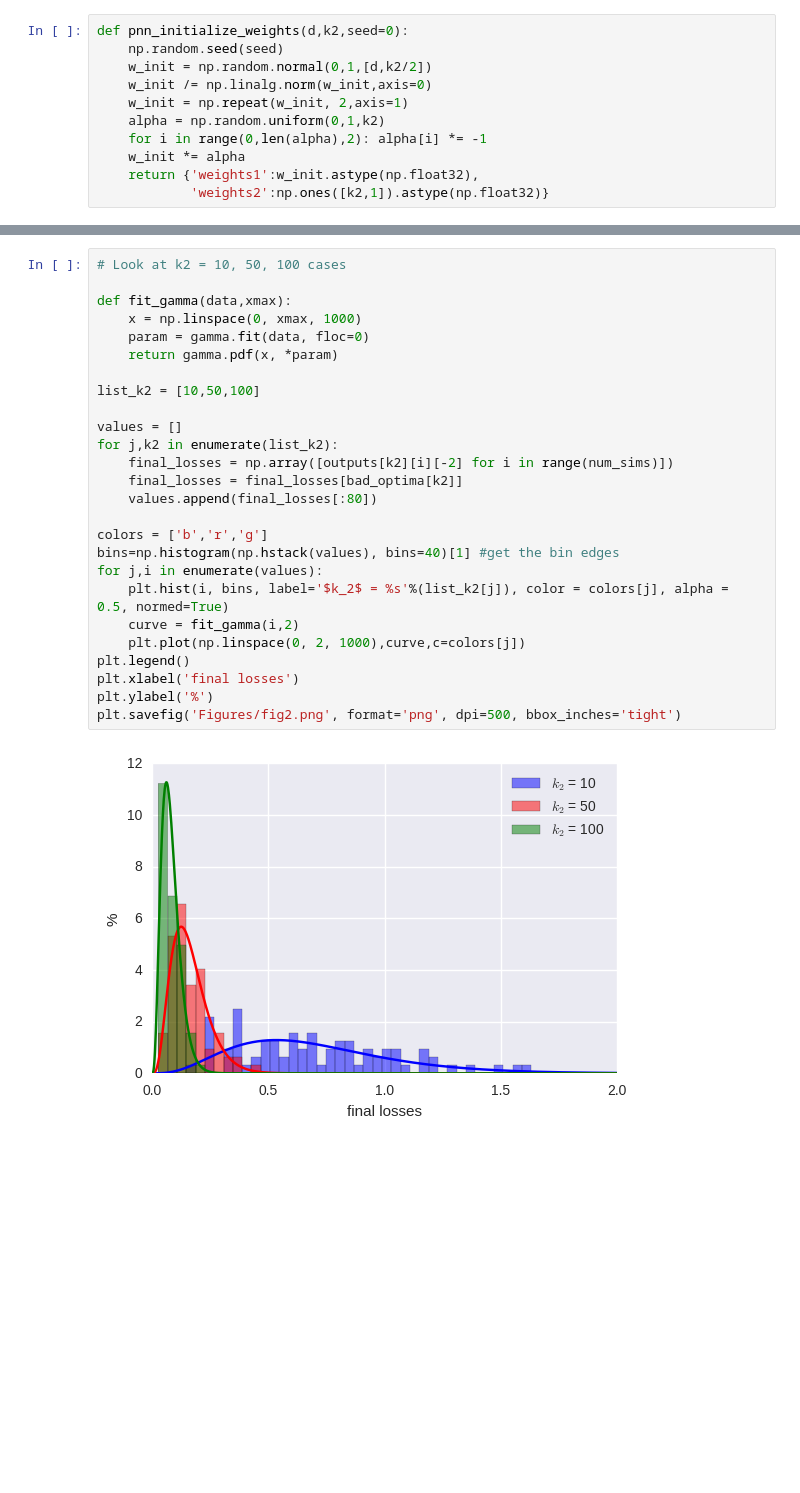
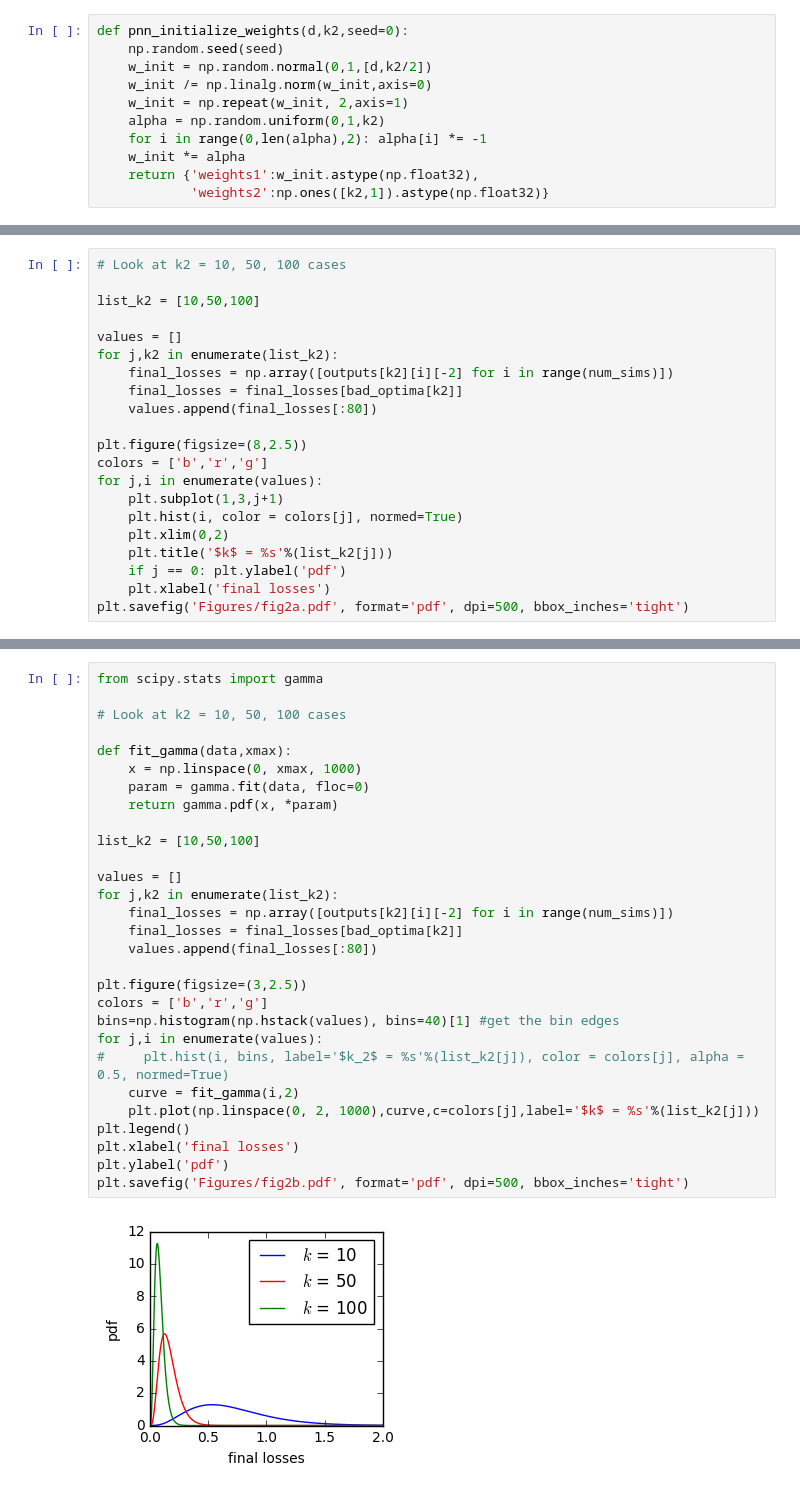
Before and after one commit to jessemzhang/porcupine_neural_networks, a Jupyter notebook: PNN_experiments.ipynb, the cells around one changed output, grey strips where cells are left out. Drawn from its saved outputs; the diff is of its cells as text; blank space fills up the shorter version.

Commit message:
updated figures

```diff
--- a/PNN_experiments.ipynb
+++ b/PNN_experiments.ipynb
@@ -249,0 +250,21 @@ for j,k2 in enumerate(list_k2):
+# %%
+# Look at k2 = 10, 50, 100 cases
+
+list_k2 = [10,50,100]
+
+values = []
+for j,k2 in enumerate(list_k2):
+    final_losses = np.array([outputs[k2][i][-2] for i in range(num_sims)])
+    final_losses = final_losses[bad_optima[k2]]
+    values.append(final_losses[:80])
+
+plt.figure(figsize=(8,2.5))
+colors = ['b','r','g']
+for j,i in enumerate(values):
+    plt.subplot(1,3,j+1)
+    plt.hist(i, color = colors[j], normed=True)
+    plt.xlim(0,2)
+    plt.title('$k$ = %s'%(list_k2[j]))
+    if j == 0: plt.ylabel('pdf')
+    plt.xlabel('final losses')
+plt.savefig('Figures/fig2a.pdf', format='pdf', dpi=500, bbox_inches='tight')
@@ -250,28 +273,31 @@ for j,k2 in enumerate(list_k2):
 # %%
+from scipy.stats import gamma
+
 # Look at k2 = 10, 50, 100 cases
 
 def fit_gamma(data,xmax):
     x = np.linspace(0, xmax, 1000)
     param = gamma.fit(data, floc=0)
     return gamma.pdf(x, *param)
 
 list_k2 = [10,50,100]
 
 values = []
 for j,k2 in enumerate(list_k2):
     final_losses = np.array([outputs[k2][i][-2] for i in range(num_sims)])
     final_losses = final_losses[bad_optima[k2]]
     values.append(final_losses[:80])
 
+plt.figure(figsize=(3,2.5))
 colors = ['b','r','g']
 bins=np.histogram(np.hstack(values), bins=40)[1] #get the bin edges
 for j,i in enumerate(values):
-    plt.hist(i, bins, label='$k_2$ = %s'%(list_k2[j]), color = colors[j], alpha = 0.5, normed=True)
+#     plt.hist(i, bins, label='$k_2$ = %s'%(list_k2[j]), color = colors[j], alpha = 0.5, normed=True)
     curve = fit_gamma(i,2)
-    plt.plot(np.linspace(0, 2, 1000),curve,c=colors[j])
+    plt.plot(np.linspace(0, 2, 1000),curve,c=colors[j],label='$k$ = %s'%(list_k2[j]))
 plt.legend()
 plt.xlabel('final losses')
-plt.ylabel('%')
-plt.savefig('Figures/fig2.png', format='png', dpi=500, bbox_inches='tight')
+plt.ylabel('pdf')
+plt.savefig('Figures/fig2b.pdf', format='pdf', dpi=500, bbox_inches='tight')
 # %% [output]
-[figure, old version]
+[figure, new version]
```
Also changed, not shown: parts of 8 cells of this notebook.
